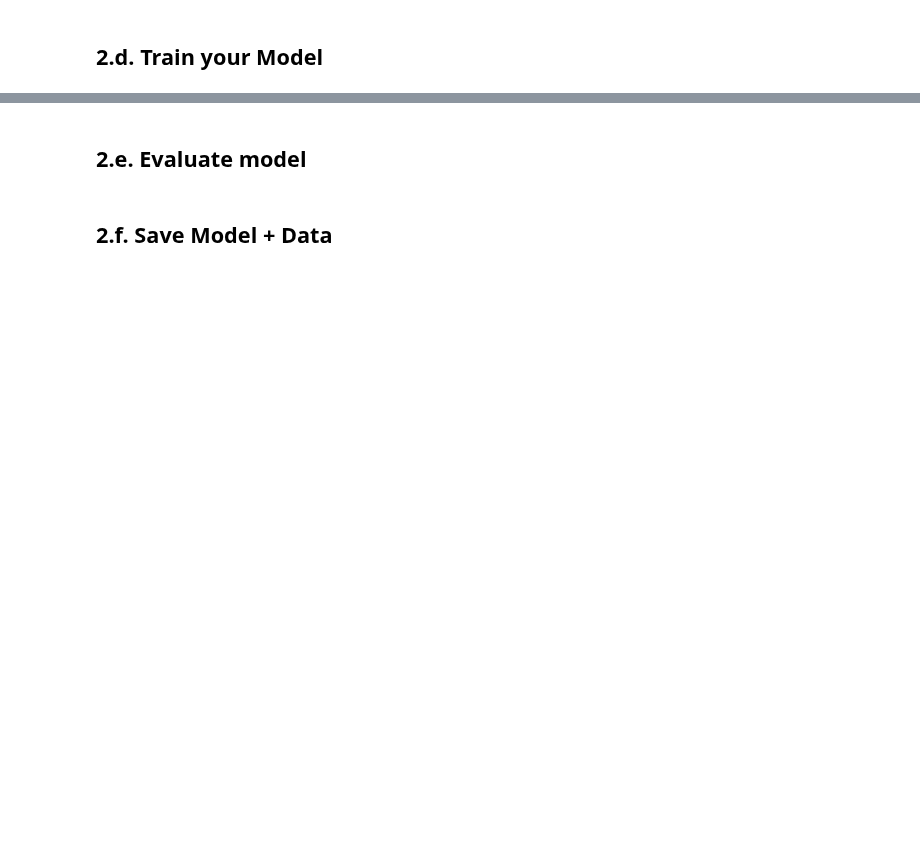
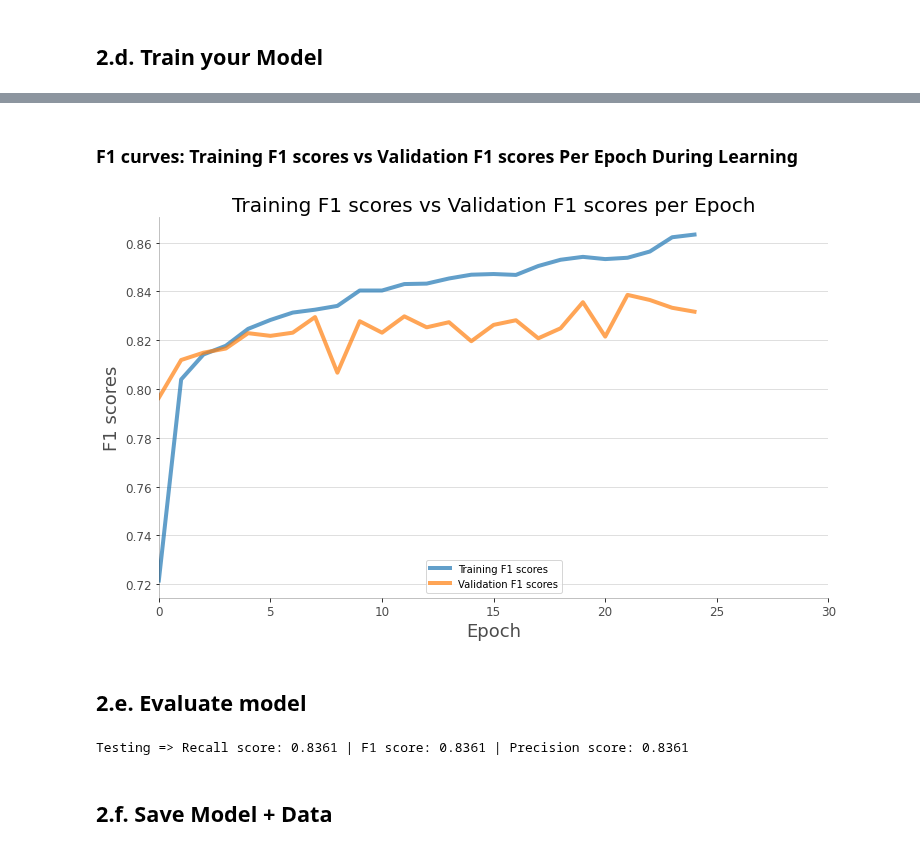
Before and after one commit to shahrukhx01/adversarial-ml-101, a Jupyter notebook: assignment3/shahrukh/Final_Book_v1.ipynb, the cells around one changed output, grey strips where cells are left out. Drawn from its saved outputs; the diff is of its cells as text; code cells hidden in the pictures; blank space fills up the shorter version.

```diff
--- a/assignment3/shahrukh/Final_Book_v1.ipynb
+++ b/assignment3/shahrukh/Final_Book_v1.ipynb
@@ -739,2 +968,26 @@ for epoch in range(n_epochs):
+# %% [markdown]
+### F1 curves: Training F1 scores vs Validation F1 scores Per Epoch During Learning
+# %%
+
+df = pd.DataFrame({'Training F1 scores':f1_train_history, 'Validation F1 scores':f1_validation_history})
+df.plot(linewidth=4, alpha=0.7, figsize=(12,7), label='Loss')
+plt.xlim([0,30])
+# plt.ylim(-20,100)
+plt.title('Training F1 scores vs Validation F1 scores per Epoch', fontsize=20)
+plt.grid(axis='y', alpha=.5)
+plt.yticks(fontsize=12, alpha=.7)
+plt.xticks(fontsize=12, alpha=.7)
+plt.xlabel('Epoch', fontsize=18, alpha=.7)
+plt.ylabel('F1 scores', fontsize=18, alpha=.7)
+# Lighten borders
+plt.gca().spines["top"].set_alpha(.0)
+plt.gca().spines["bottom"].set_alpha(.3)
+plt.gca().spines["right"].set_alpha(.0)
+plt.gca().spines["left"].set_alpha(.3)
+
+plt.legend(loc='lower center')
+plt.show()
+# %% [output]
+[figure, added]
 # %% [markdown]
 ## 2.e. Evaluate model
@@ -747,2 +1022,8 @@ for epoch in range(n_epochs):
+# %%
+with warnings.catch_warnings(record=True):
+    testloader = DataLoader(malware_testset, batch_size=64, shuffle=False)
+    _test_model(model)
+# %% [output]
+Testing => Recall score: 0.8361 | F1 score: 0.8361 | Precision score: 0.8361
 # %% [markdown]
 ## 2.f. Save Model + Data
```
Also changed, not shown: parts of 31 cells of this notebook.
